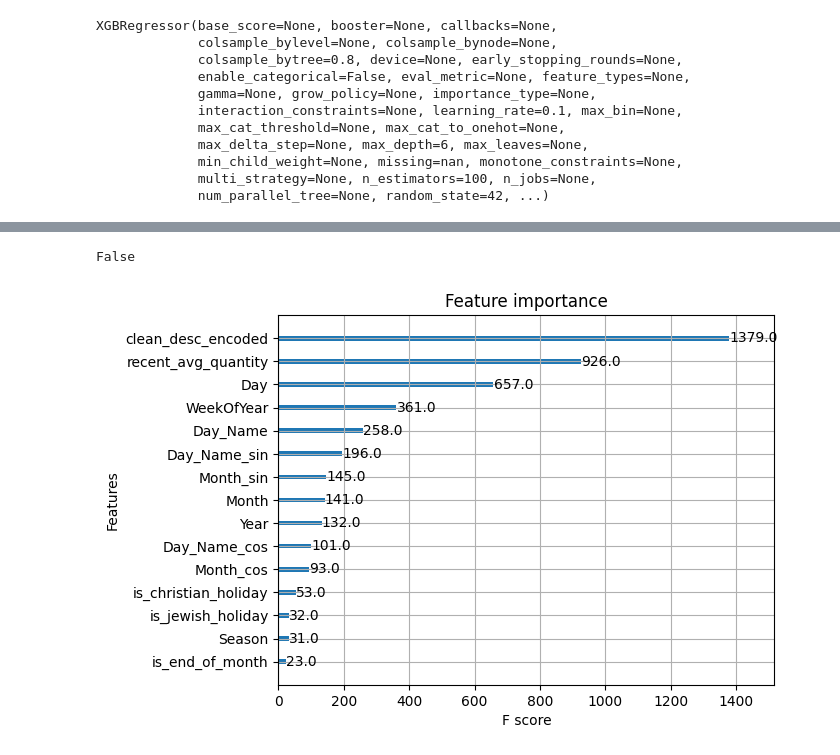
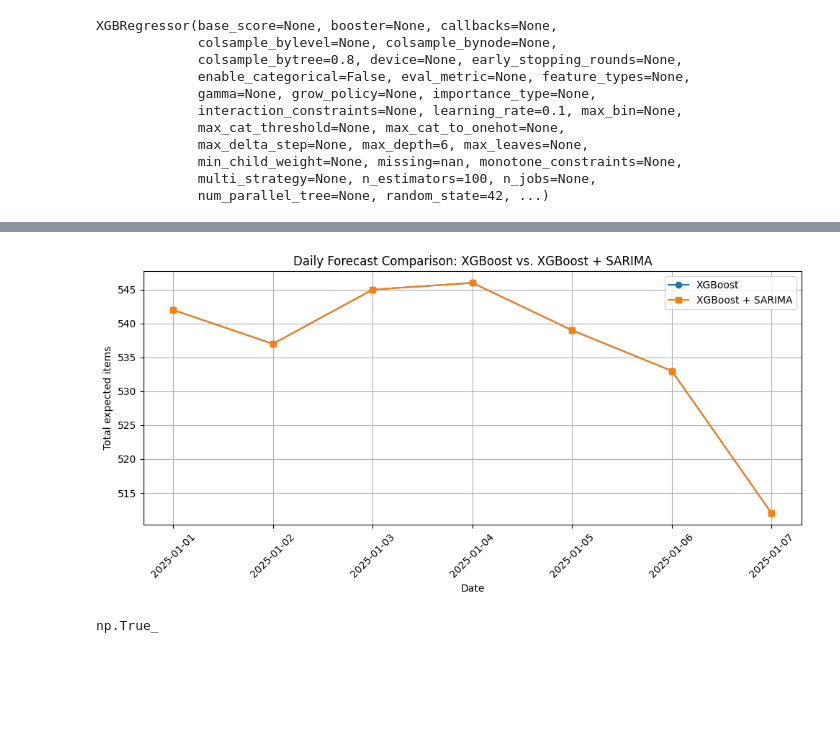
Before and after one commit to Edenshmuel/PapaJohns_Data_Science_Project, a Jupyter notebook: Model_XGboost.ipynb, the cells around one changed output, grey strips where cells are left out. Cells and saved outputs as stored; diff of their text form; code cells hidden in the pictures; blank space fills up the shorter version.

```diff
--- a/Model_XGboost.ipynb
+++ b/Model_XGboost.ipynb
@@ -225,31 +458,16 @@ forecast_df.head()
 # %%
-future = predict_sales_by_date(
-    forecast_date='2025-01-01',
+xgb_only_forecast = predict_sales_by_date_range(
+    start_date='2025-01-01',
+    end_date='2025-01-07',
     model=model,
     full_df=cleaned_data,
     model_features=model_features,
-    desc_map_df=desc_encoding_map
-)
+    desc_map_df=desc_encoding_map)
 
-future2 = predict_sales_by_date(
-    forecast_date='2025-01-03',
+sarima_forecast = predict_sales_with_sarima_range(
+    start_date='2025-01-01',
+    end_date='2025-01-07',
     model=model,
     full_df=cleaned_data,
     model_features=model_features,
-    desc_map_df=desc_encoding_map
-)
-
-# בדוק את השורות עצמן לפני התחזית:
-future_inputs_1 = future2.copy()
-future_inputs_2 = future.copy()
-
-# השווה בין השורות של שתי התחזיות:
-(future_inputs_1.drop(columns=['category_name', 'predicted_quantity'])
- .equals(future_inputs_2.drop(columns=['category_name', 'predicted_quantity'])))
+    desc_map_df=desc_encoding_map)
-# %% [output]
-False
-# %%
-xgb.plot_importance(model, max_num_features=15)
-plt.show()
-# %% [output]
-[figure, removed]
@@ -344,0 +474,32 @@ plt.show()
+# %%
+xgb_summary = summarize_daily_forecast(xgb_only_forecast)
+sarima_summary = summarize_daily_forecast(sarima_forecast)
+# %%
+xgb_summary['Date'] = pd.to_datetime(xgb_summary['Date'])
+sarima_summary['Date'] = pd.to_datetime(sarima_summary['Date'])
+# %%
+comparison_df = pd.merge(
+    xgb_summary.rename(columns={'total_predicted_sales': 'XGBoost'}),
+    sarima_summary.rename(columns={'total_predicted_sales': 'XGBoost + SARIMA'}),
+    on='Date')
+# %%
+def plot_forecast_comparison(comparison_df):
+    plt.figure(figsize=(10, 5))
+    plt.plot(comparison_df['Date'], comparison_df['XGBoost'], marker='o', label='XGBoost')
+    plt.plot(comparison_df['Date'], comparison_df['XGBoost + SARIMA'], marker='s', label='XGBoost + SARIMA')
+    plt.title("Daily Forecast Comparison: XGBoost vs. XGBoost + SARIMA")
+    plt.xlabel("Date")
+    plt.ylabel("Total expected items")
+    plt.grid(True)
+    plt.legend()
+    plt.xticks(rotation=45)
+    plt.tight_layout()
+    plt.show()
+# %%
+plot_forecast_comparison(comparison_df)
+# %% [output]
+[figure, added]
+# %%
+(comparison_df['XGBoost'] == comparison_df['XGBoost + SARIMA']).all()
+# %% [output]
+np.True_
```
Also changed, not shown: parts of 29 cells of this notebook.
